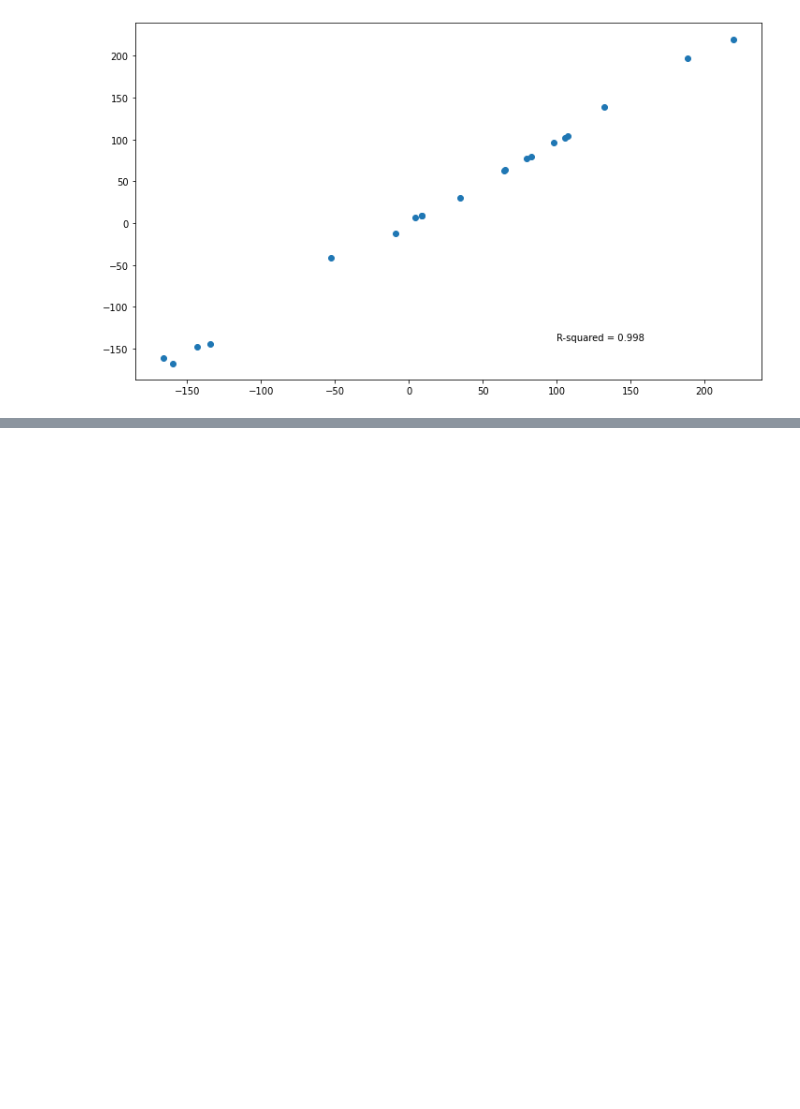
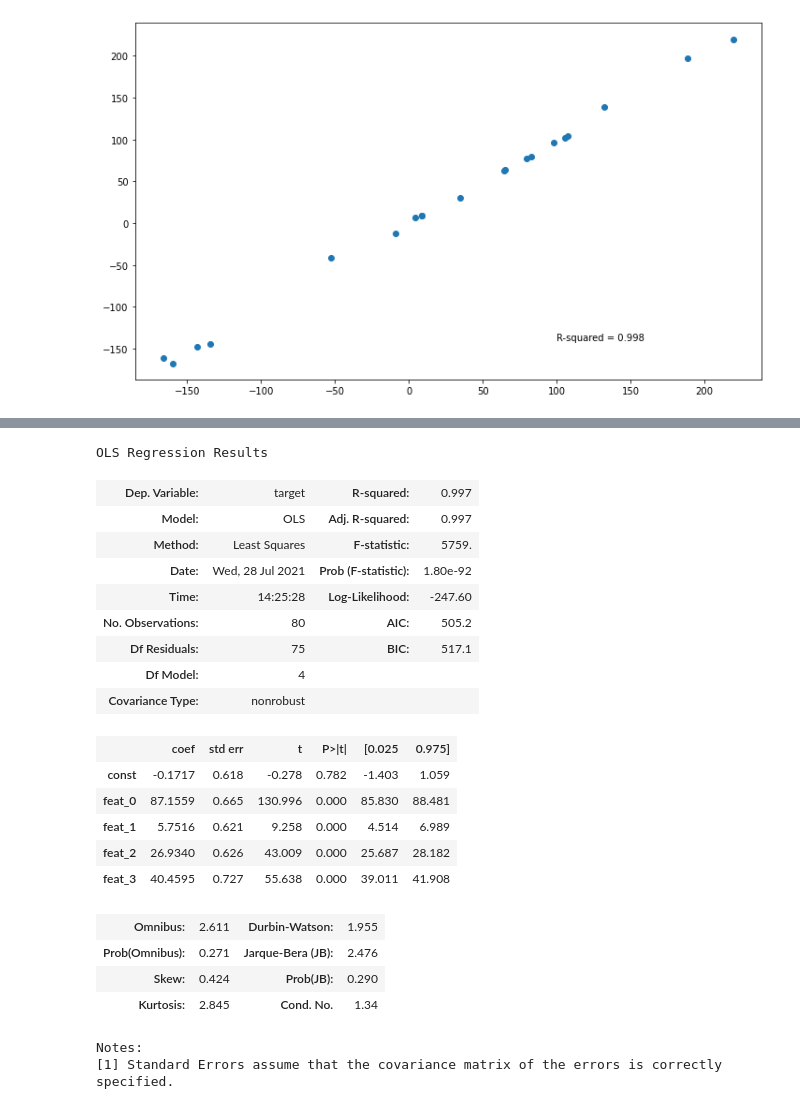
Before and after one commit to G-Licitra/hime, a Jupyter notebook: notebook/romeo_linear_regression.ipynb, the cells around one changed output, grey strips where cells are left out. Saved outputs shown, nothing was run; the diff lists cells and outputs as text; code cells hidden in the pictures; blank space fills up the shorter version.

```diff
--- a/notebook/romeo_linear_regression.ipynb
+++ b/notebook/romeo_linear_regression.ipynb
@@ -181,0 +242,3 @@ _ = plt.annotate(text = f"R-squared = {round(r_sq, 3)}",
+# %%
+res = OLS(endog=df_train["target"], exog=statsmodels.tools.tools.add_constant(data=df_train.filter(regex="feat"), prepend=True, has_constant='skip')).fit()
+# res = OLS(endog=df_train["target"], exog=df_train.filter(regex="feat"), prepend=True, has_constant='skip').fit()
@@ -181,0 +299,25 @@ _ = plt.annotate(text = f"R-squared = {round(r_sq, 3)}",
+# %%
+res.summary()
+# %% [output]
+OLS Regression Results
+| Dep. Variable: | target | R-squared: | 0.997 |
+| Model: | OLS | Adj. R-squared: | 0.997 |
+| Method: | Least Squares | F-statistic: | 5759. |
+| Date: | Wed, 28 Jul 2021 | Prob (F-statistic): | 1.80e-92 |
+| Time: | 14:25:28 | Log-Likelihood: | -247.60 |
+| No. Observations: | 80 | AIC: | 505.2 |
+| Df Residuals: | 75 | BIC: | 517.1 |
+| Df Model: | 4 |  |  |
+| Covariance Type: | nonrobust |  |  |
+|  | coef | std err | t | P>|t| | [0.025 | 0.975] |
+| const | -0.1717 | 0.618 | -0.278 | 0.782 | -1.403 | 1.059 |
+| feat_0 | 87.1559 | 0.665 | 130.996 | 0.000 | 85.830 | 88.481 |
+| feat_1 | 5.7516 | 0.621 | 9.258 | 0.000 | 4.514 | 6.989 |
+| feat_2 | 26.9340 | 0.626 | 43.009 | 0.000 | 25.687 | 28.182 |
+| feat_3 | 40.4595 | 0.727 | 55.638 | 0.000 | 39.011 | 41.908 |
+| Omnibus: | 2.611 | Durbin-Watson: | 1.955 |
+| Prob(Omnibus): | 0.271 | Jarque-Bera (JB): | 2.476 |
+| Skew: | 0.424 | Prob(JB): | 0.290 |
+| Kurtosis: | 2.845 | Cond. No. | 1.34 |
+Notes:
+[1] Standard Errors assume that the covariance matrix of the errors is correctly specified.
```
Also changed, not shown: parts of 42 cells of this notebook, 2 other files.
